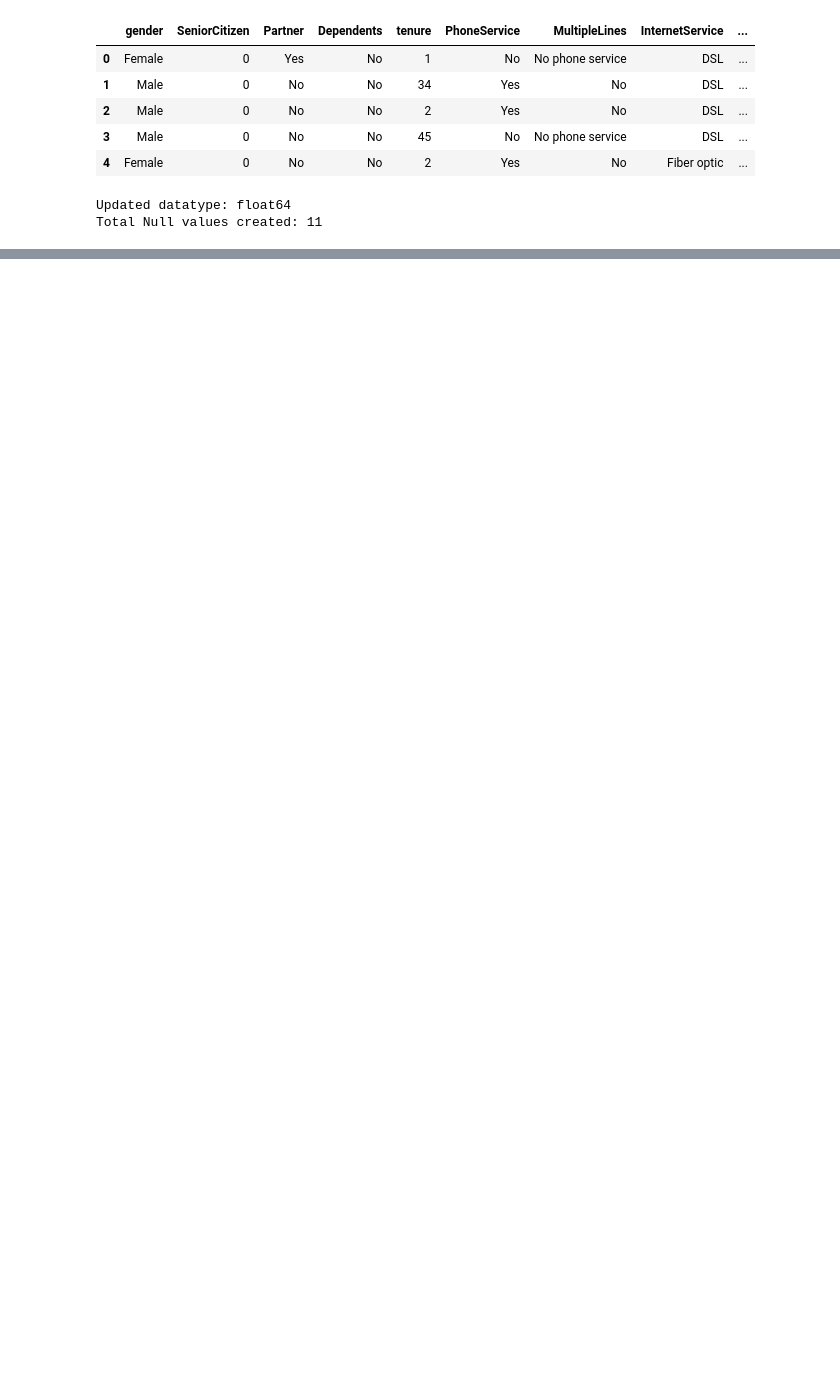
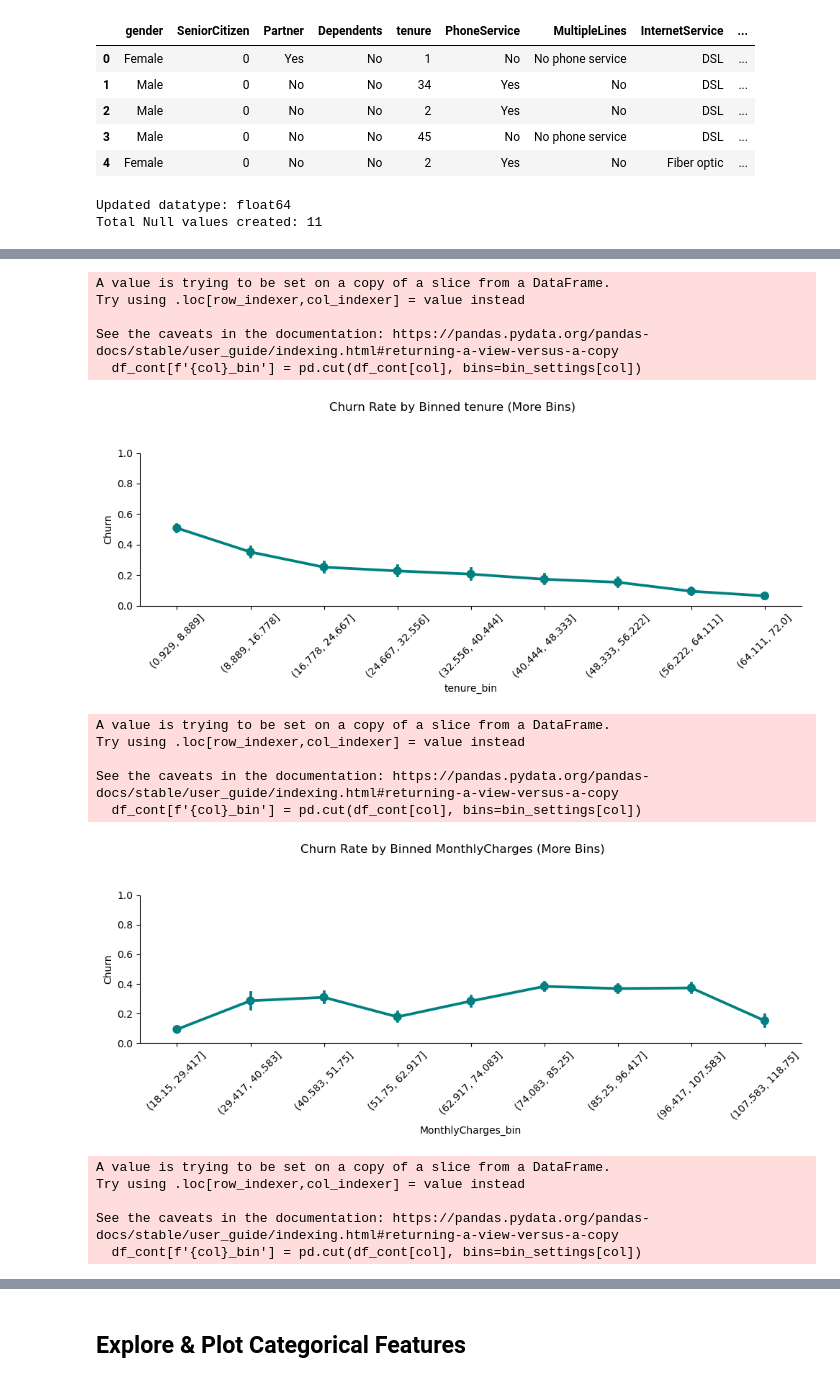
Before and after one commit to dankimsp/telco-churn-analysis, a Jupyter notebook: notebooks/01_data_exploration.ipynb, the cells around one changed output, grey strips where cells are left out. Saved outputs shown, nothing was run; the diff lists cells and outputs as text; code cells hidden in the pictures; blank space fills up the shorter version.

```diff
--- a/notebooks/01_data_exploration.ipynb
+++ b/notebooks/01_data_exploration.ipynb
@@ -173,0 +275,40 @@ df.describe()
+# %%
+# Automatically define more bins (e.g., 8 to 10 bins)
+bin_settings = {
+    'tenure': 9,
+    'MonthlyCharges': 9,
+    'TotalCharges': 9
+}
+
+for col in ['tenure', 'MonthlyCharges', 'TotalCharges']:
+    # Create more bins dynamically
+    df_cont[f'{col}_bin'] = pd.cut(df_cont[col], bins=bin_settings[col])
+
+    # Plot using seaborn's point plot (better for trend visualization)
+    g = sns.catplot(
+        x=f'{col}_bin', y='Churn', data=df_cont,
+        kind='point', aspect=2.5, height=4, color='teal'
+    )
+    g.set_xticklabels(rotation=45)
+    g.set(ylim=(0, 1))
+    g.fig.suptitle(f'Churn Rate by Binned {col} (More Bins)', y=1.05)
+    plt.tight_layout()
+    plt.show()
+# %% [output]
+A value is trying to be set on a copy of a slice from a DataFrame.
+Try using .loc[row_indexer,col_indexer] = value instead
+
+See the caveats in the documentation: https://pandas.pydata.org/pandas-docs/stable/user_guide/indexing.html#returning-a-view-versus-a-copy
+  df_cont[f'{col}_bin'] = pd.cut(df_cont[col], bins=bin_settings[col])
+[figure, added]
+A value is trying to be set on a copy of a slice from a DataFrame.
+Try using .loc[row_indexer,col_indexer] = value instead
+
+See the caveats in the documentation: https://pandas.pydata.org/pandas-docs/stable/user_guide/indexing.html#returning-a-view-versus-a-copy
+  df_cont[f'{col}_bin'] = pd.cut(df_cont[col], bins=bin_settings[col])
+[figure, added]
+A value is trying to be set on a copy of a slice from a DataFrame.
+Try using .loc[row_indexer,col_indexer] = value instead
+
+See the caveats in the documentation: https://pandas.pydata.org/pandas-docs/stable/user_guide/indexing.html#returning-a-view-versus-a-copy
+  df_cont[f'{col}_bin'] = pd.cut(df_cont[col], bins=bin_settings[col])
@@ -173,0 +316,2 @@ df.describe()
+# %% [markdown]
+## Explore & Plot Categorical Features
```
Also changed, not shown: parts of 13 cells of this notebook.
